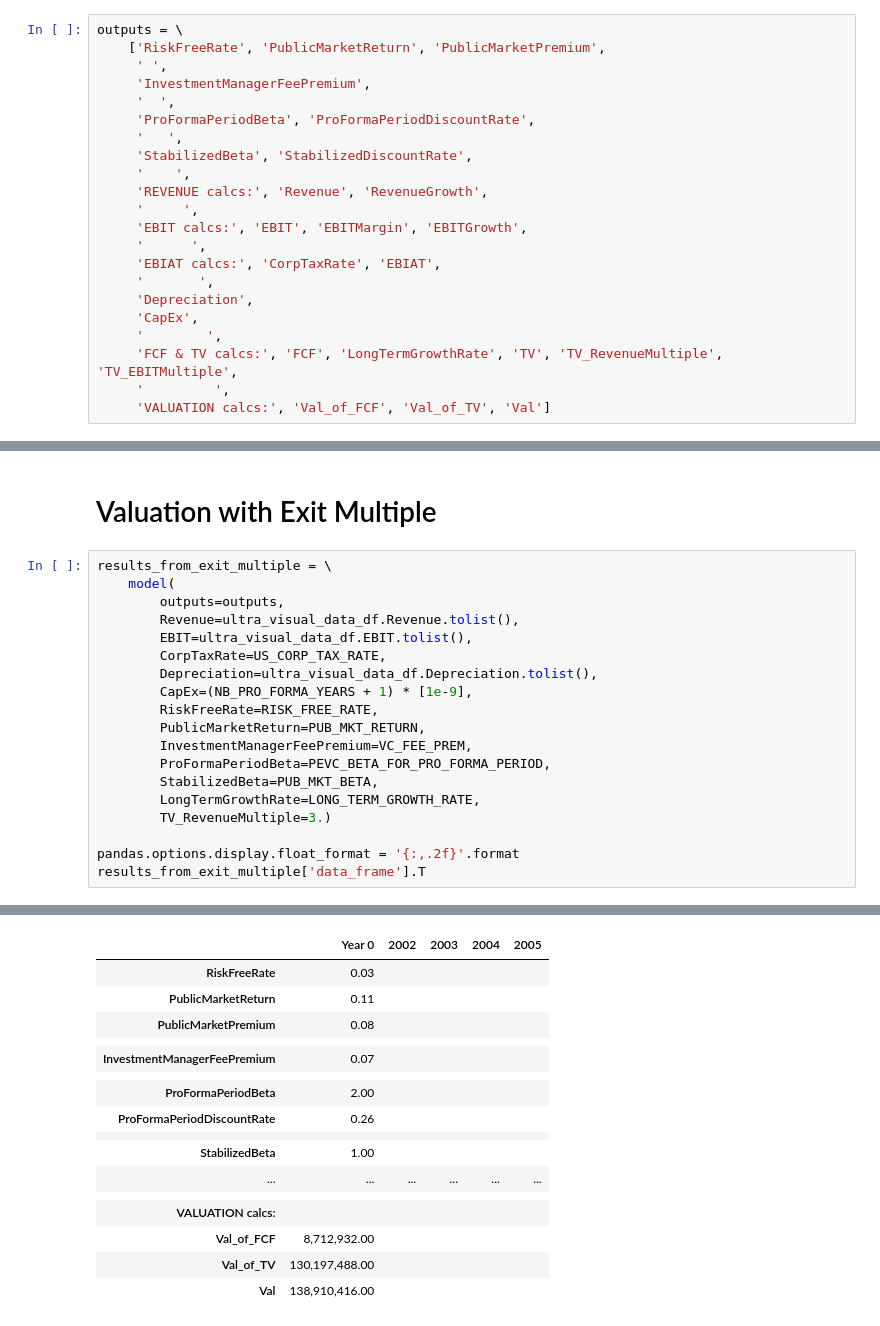
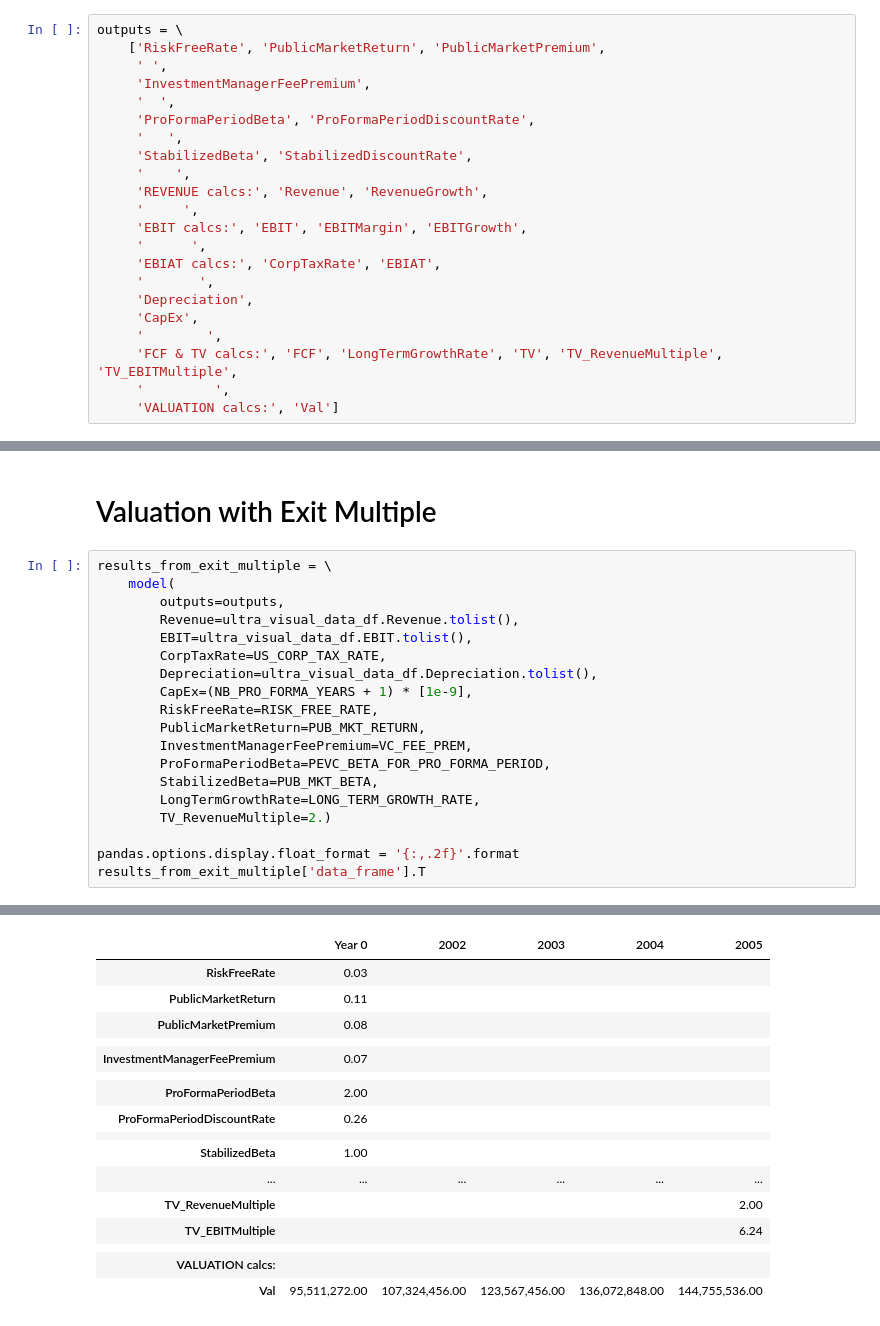
Before and after one commit to TheVinhLuong102/ChicagoBooth-EntrepreneurialFinancePrivateEquity, a Jupyter notebook: UltraVisual Medical Systems/UltraVisual Medical Systems.ipynb, the cells around one changed output, grey strips where cells are left out. Drawn from its saved outputs; the diff is of its cells as text.

```diff
--- a/UltraVisual Medical Systems/UltraVisual Medical Systems.ipynb
+++ b/UltraVisual Medical Systems/UltraVisual Medical Systems.ipynb
@@ -113,7 +114,7 @@ outputs = \
      '        ',
      'FCF & TV calcs:', 'FCF', 'LongTermGrowthRate', 'TV', 'TV_RevenueMultiple', 'TV_EBITMultiple',
      '         ',
-     'VALUATION calcs:', 'Val_of_FCF', 'Val_of_TV', 'Val']
+     'VALUATION calcs:', 'Val']
 # %% [markdown]
 # DCF Valuation
 # %%
@@ -189,7 +188,7 @@ results_from_exit_multiple = \
         ProFormaPeriodBeta=PEVC_BETA_FOR_PRO_FORMA_PERIOD,
         StabilizedBeta=PUB_MKT_BETA,
         LongTermGrowthRate=LONG_TERM_GROWTH_RATE,
-        TV_RevenueMultiple=3.)
+        TV_RevenueMultiple=2.)
 
 pandas.options.display.float_format = '{:,.2f}'.format
 results_from_exit_multiple['data_frame'].T
@@ -215,19 +212,19 @@ Calculating:
     Val
 done!
 |  | Year 0 | 2002 | 2003 | 2004 | 2005 |
 | RiskFreeRate | 0.03 |  |  |  |  |
 | PublicMarketReturn | 0.11 |  |  |  |  |
 | PublicMarketPremium | 0.08 |  |  |  |  |
 |  |  |  |  |  |  |
 | InvestmentManagerFeePremium | 0.07 |  |  |  |  |
 |  |  |  |  |  |  |
 | ProFormaPeriodBeta | 2.00 |  |  |  |  |
 | ProFormaPeriodDiscountRate | 0.26 |  |  |  |  |
 |  |  |  |  |  |  |
 | StabilizedBeta | 1.00 |  |  |  |  |
 | ... | ... | ... | ... | ... | ... |
+| TV_RevenueMultiple |  |  |  |  | 2.00 |
+| TV_EBITMultiple |  |  |  |  | 6.24 |
 |  |  |  |  |  |  |
 | VALUATION calcs: |  |  |  |  |  |
-| Val_of_FCF | 8,712,932.00 |  |  |  |  |
-| Val_of_TV | 130,197,488.00 |  |  |  |  |
-| Val | 138,910,416.00 |  |  |  |  |
+| Val | 95,511,272.00 | 107,324,456.00 | 123,567,456.00 | 136,072,848.00 | 144,755,536.00 |
```
Also changed, not shown: parts of 8 cells of this notebook.
